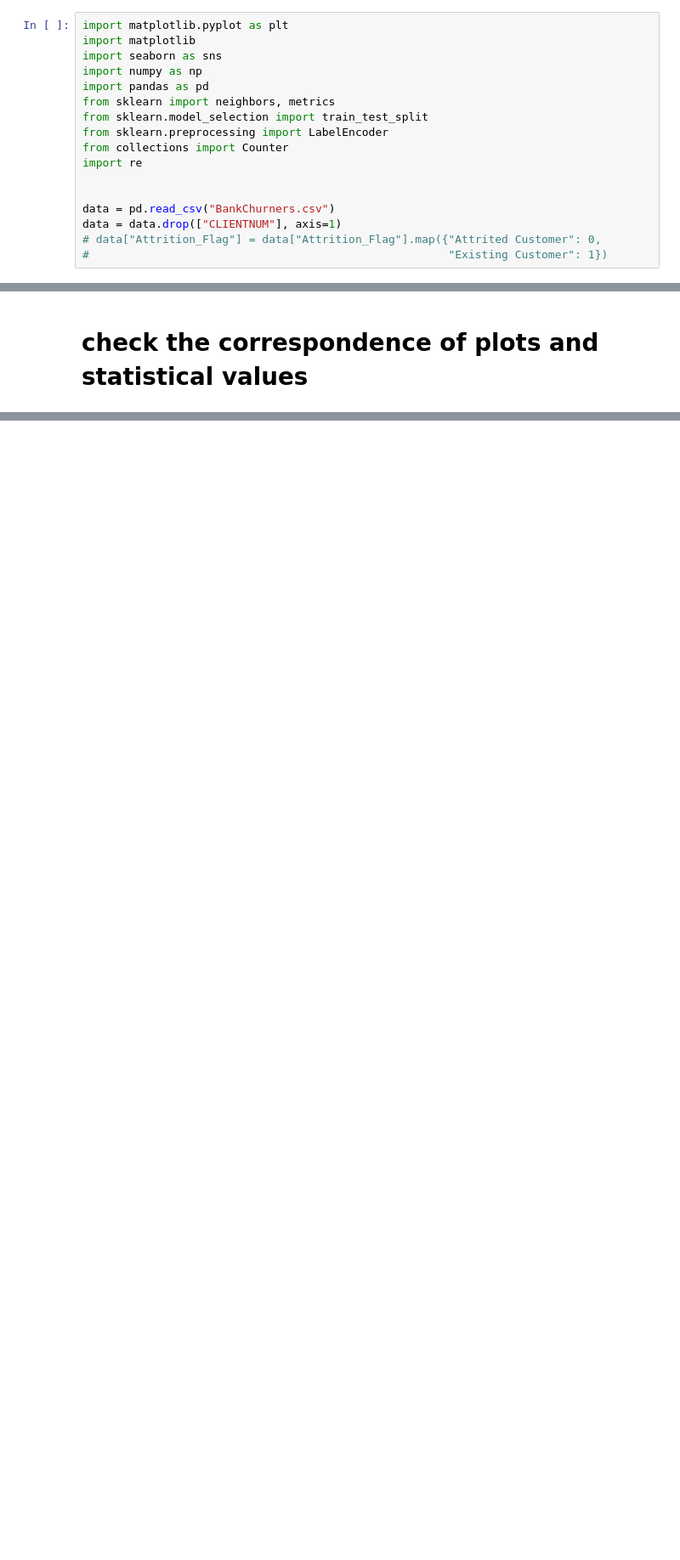
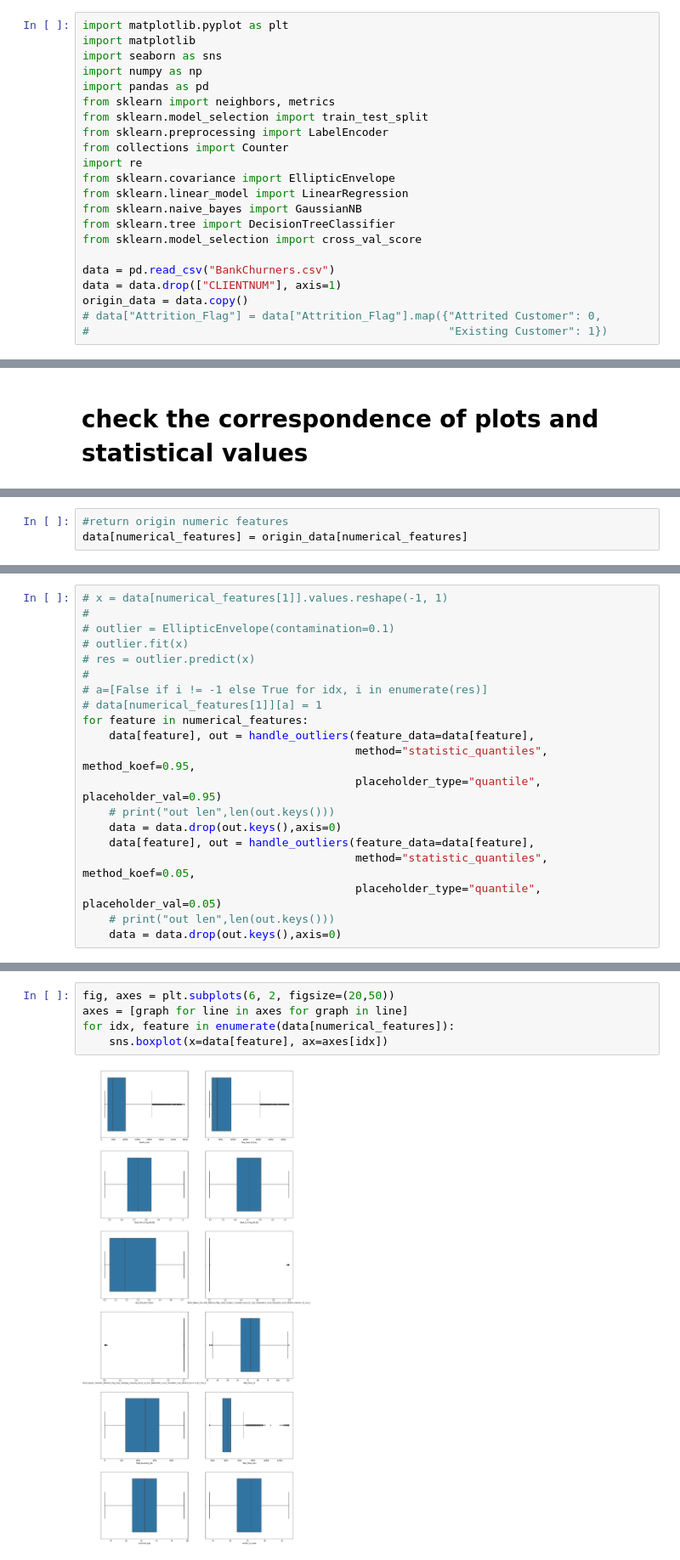
Before and after one commit to rnd4u-org/2021-knu-churn, a Jupyter notebook: classification_test-programs.ipynb, the cells around one changed output, grey strips where cells are left out. Shown at 85% size. Saved outputs shown, nothing was run; the diff lists cells and outputs as text; blank space fills up the shorter version.

```diff
--- a/classification_test-programs.ipynb
+++ b/classification_test-programs.ipynb
@@ -49,10 +49,15 @@ from sklearn.model_selection import train_test_split
 from sklearn.preprocessing import LabelEncoder
 from collections import Counter
 import re
-
+from sklearn.covariance import EllipticEnvelope
+from sklearn.linear_model import LinearRegression
+from sklearn.naive_bayes import GaussianNB
+from sklearn.tree import DecisionTreeClassifier
+from sklearn.model_selection import cross_val_score
 
 data = pd.read_csv("BankChurners.csv")
 data = data.drop(["CLIENTNUM"], axis=1)
+origin_data = data.copy()
 # data["Attrition_Flag"] = data["Attrition_Flag"].map({"Attrited Customer": 0,
 #                                                      "Existing Customer": 1})
 # %%
@@ -483,0 +542,3 @@ for feat_idx, feature_plot_element in enumerate(zip(numerical_features, [1750, 1
+# %%
+#return origin numeric features
+data[numerical_features] = origin_data[numerical_features]
@@ -483,0 +547,20 @@ for feat_idx, feature_plot_element in enumerate(zip(numerical_features, [1750, 1
+# %%
+# x = data[numerical_features[1]].values.reshape(-1, 1)
+#
+# outlier = EllipticEnvelope(contamination=0.1)
+# outlier.fit(x)
+# res = outlier.predict(x)
+#
+# a=[False if i != -1 else True for idx, i in enumerate(res)]
+# data[numerical_features[1]][a] = 1
+for feature in numerical_features:
+    data[feature], out = handle_outliers(feature_data=data[feature],
+                                         method="statistic_quantiles", method_koef=0.95,
+                                         placeholder_type="quantile", placeholder_val=0.95)
+    # print("out len",len(out.keys()))
+    data = data.drop(out.keys(),axis=0)
+    data[feature], out = handle_outliers(feature_data=data[feature],
+                                         method="statistic_quantiles", method_koef=0.05,
+                                         placeholder_type="quantile", placeholder_val=0.05)
+    # print("out len",len(out.keys()))
+    data = data.drop(out.keys(),axis=0)
@@ -483,0 +573,7 @@ for feat_idx, feature_plot_element in enumerate(zip(numerical_features, [1750, 1
+# %%
+fig, axes = plt.subplots(6, 2, figsize=(20,50))
+axes = [graph for line in axes for graph in line]
+for idx, feature in enumerate(data[numerical_features]):
+    sns.boxplot(x=data[feature], ax=axes[idx])
+# %% [output]
+[figure, added]
```
Also changed, not shown: parts of 35 cells of this notebook, 5 other files.
